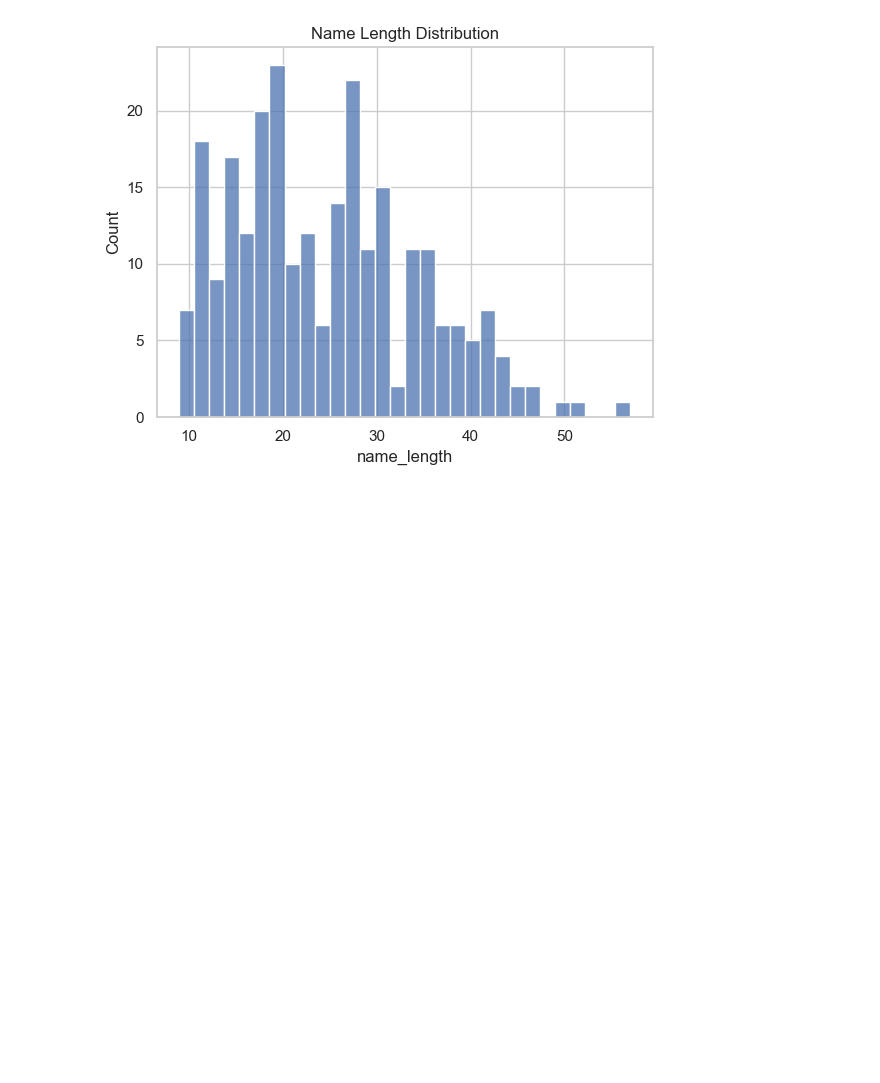
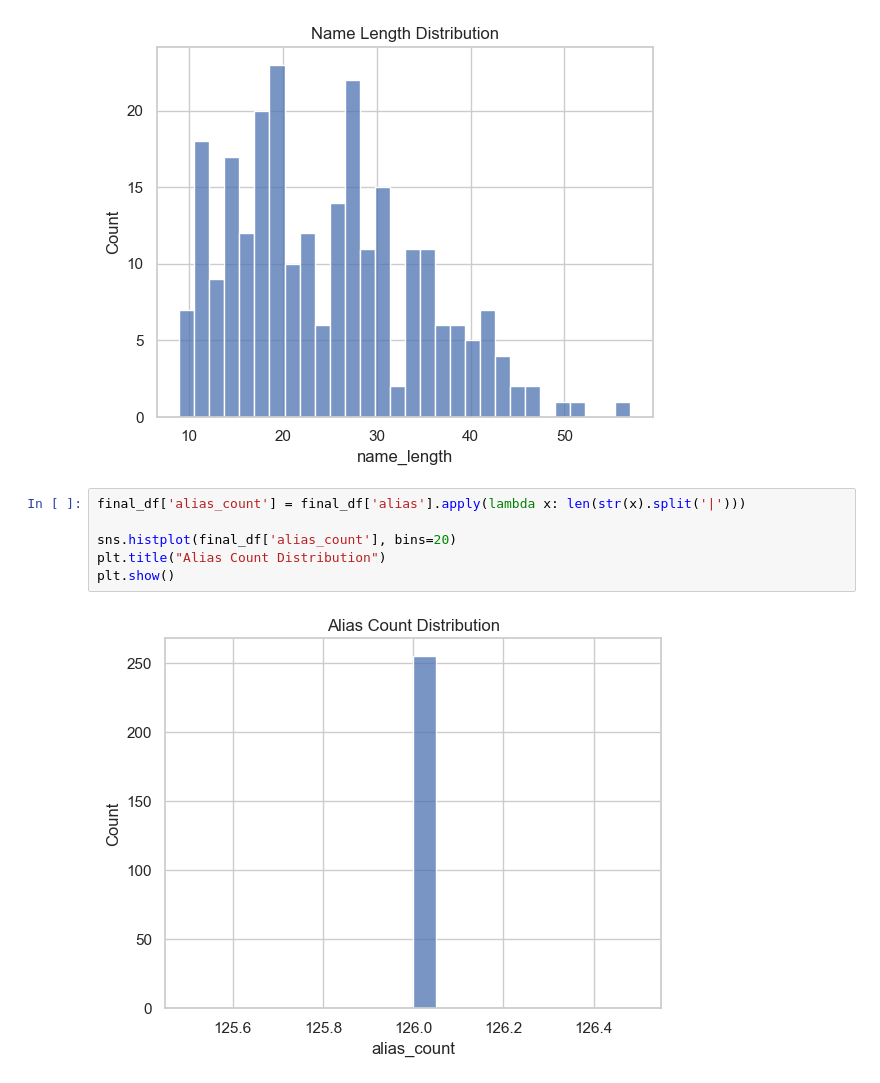
Before and after one commit to das-pradip/EDA_Practice, a Jupyter notebook: eda_un.ipynb, the cells around one changed output. Cells and saved outputs as stored; diff of their text form; blank space fills up the shorter version.

```diff
--- a/eda_un.ipynb
+++ b/eda_un.ipynb
@@ -320,3 +320,11 @@ plt.title("Name Length Distribution")
 plt.show()
 # %% [output]
 [figure]
+# %%
+final_df['alias_count'] = final_df['alias'].apply(lambda x: len(str(x).split('|')))
+
+sns.histplot(final_df['alias_count'], bins=20)
+plt.title("Alias Count Distribution")
+plt.show()
+# %% [output]
+[figure, added]
```
Also changed, not shown: parts of 1 cell of this notebook.
